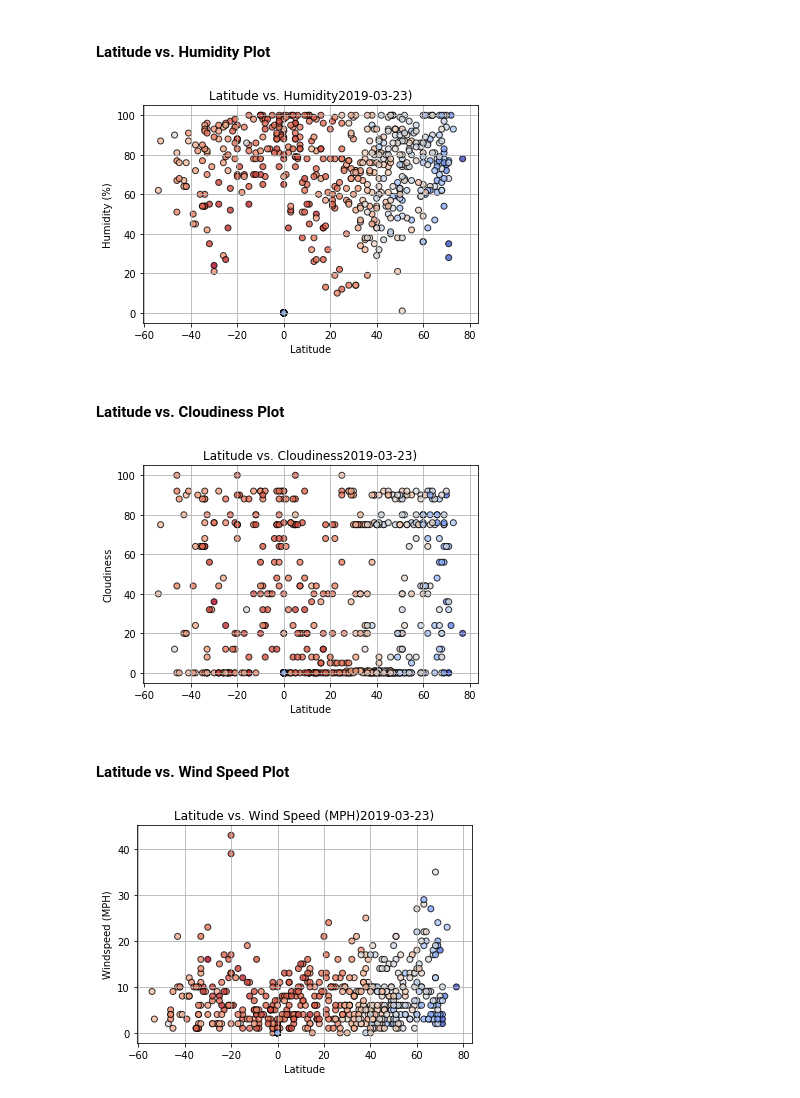
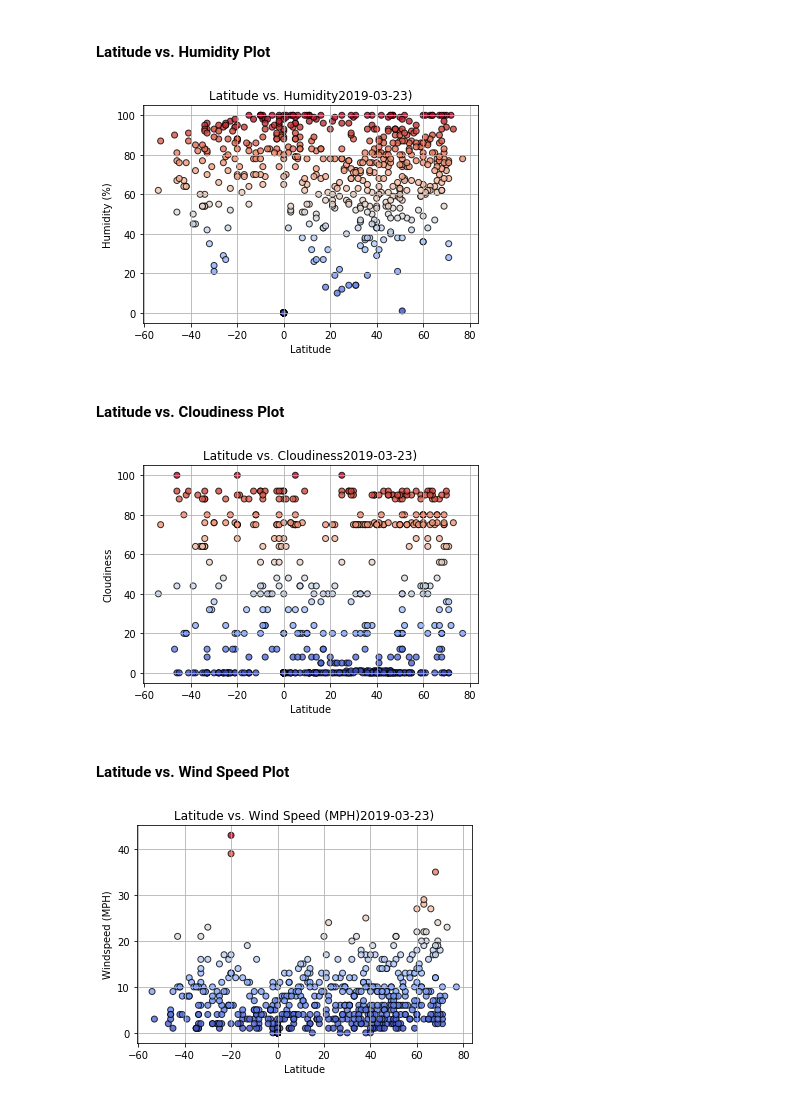
Before and after one commit to logan7734/Weatherpy_HW, a Jupyter notebook: Weatherpy_LF.ipynb, the cells around one changed output. Cells and saved outputs as stored; diff of their text form; code cells hidden in the pictures.

Commit message:
fixed colors on plots

```diff
--- a/Weatherpy_LF.ipynb
+++ b/Weatherpy_LF.ipynb
@@ -180,7 +180,7 @@ plt.show()
 # %%
 plt.scatter(cleaned_df["Latitude"],
            cleaned_df["Humidity (%)"],
-           c=cleaned_df["Temperature (F)"],
+           c=cleaned_df["Humidity (%)"],
            edgecolor="black", linewidths=1, marker="o",
            cmap="coolwarm", alpha=0.8, label="City" )
 plt.title("Latitude vs. Humidity" + datetime.now().strftime('%Y-%m-%d') + ")")
@@ -190,13 +190,13 @@ plt.grid(True)
 plt.savefig("humidity_vs_temp_scatter_plot.png")
 plt.show()
 # %% [output]
-[figure, old version]
+[figure, new version]
 # %% [markdown]
 #### Latitude vs. Cloudiness Plot
 # %%
 plt.scatter(cleaned_df["Latitude"],
            cleaned_df["Cloudiness"],
-           c=cleaned_df["Temperature (F)"],
+           c=cleaned_df["Cloudiness"],
            edgecolor="black", linewidths=1, marker="o",
            cmap="coolwarm", alpha=0.8, label="City" )
 plt.title("Latitude vs. Cloudiness" + datetime.now().strftime('%Y-%m-%d') + ")")
@@ -206,22 +206,22 @@ plt.grid(True)
 plt.savefig("latitude_vs_cloudiness_scatter_plot.png")
 plt.show()
 # %% [output]
-[figure, old version]
+[figure, new version]
 # %% [markdown]
 #### Latitude vs. Wind Speed Plot
 # %%
 plt.scatter(cleaned_df["Latitude"],
            cleaned_df["Wind Speed (MPH)"],
-           c=cleaned_df["Temperature (F)"],
+           c=cleaned_df["Wind Speed (MPH)"],
            edgecolor="black", linewidths=1, marker="o",
            cmap="coolwarm", alpha=0.8, label="City" )
 plt.title("Latitude vs. Wind Speed (MPH)" + datetime.now().strftime('%Y-%m-%d') + ")")
 plt.xlabel("Latitude", fontsize=10)
 plt.ylabel("Windspeed (MPH)")
 plt.grid(True)
 plt.savefig("latitude_vs_windspeed_scatter_plot.png")
 plt.show()
 # %% [output]
-[figure, old version]
+[figure, new version]
 # %%
 cleaned_df.to_csv("cleaned_weather_data.csv", index=False)
```
Also changed, not shown: 3 other files.
